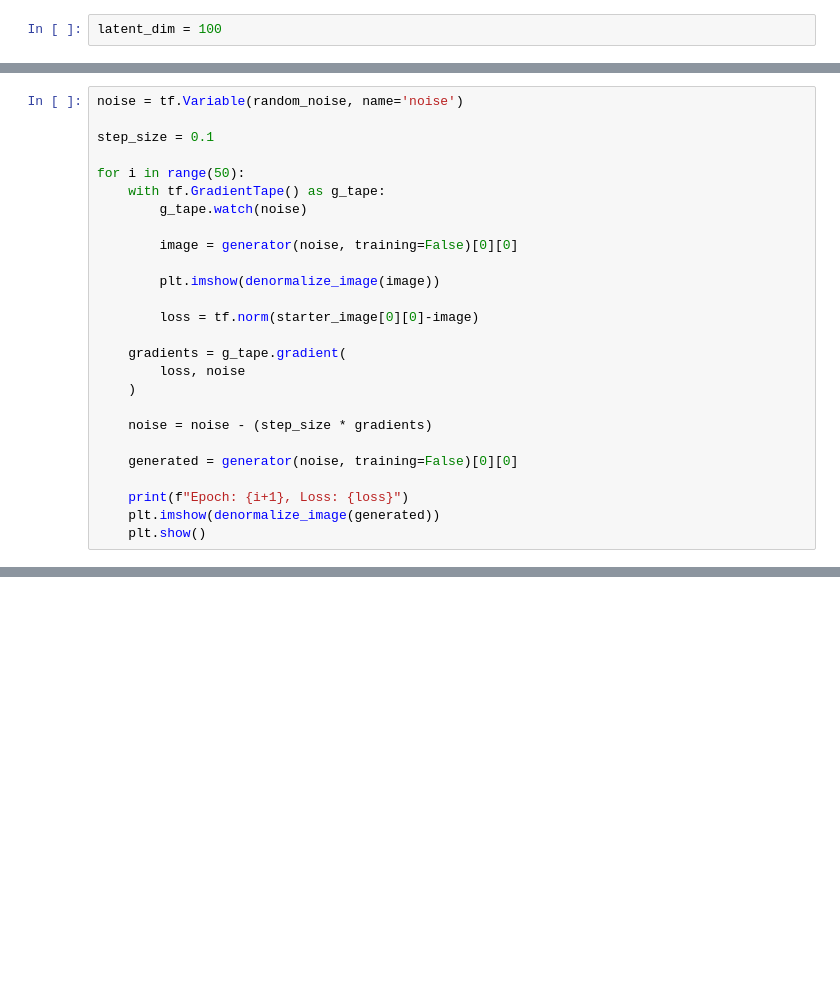
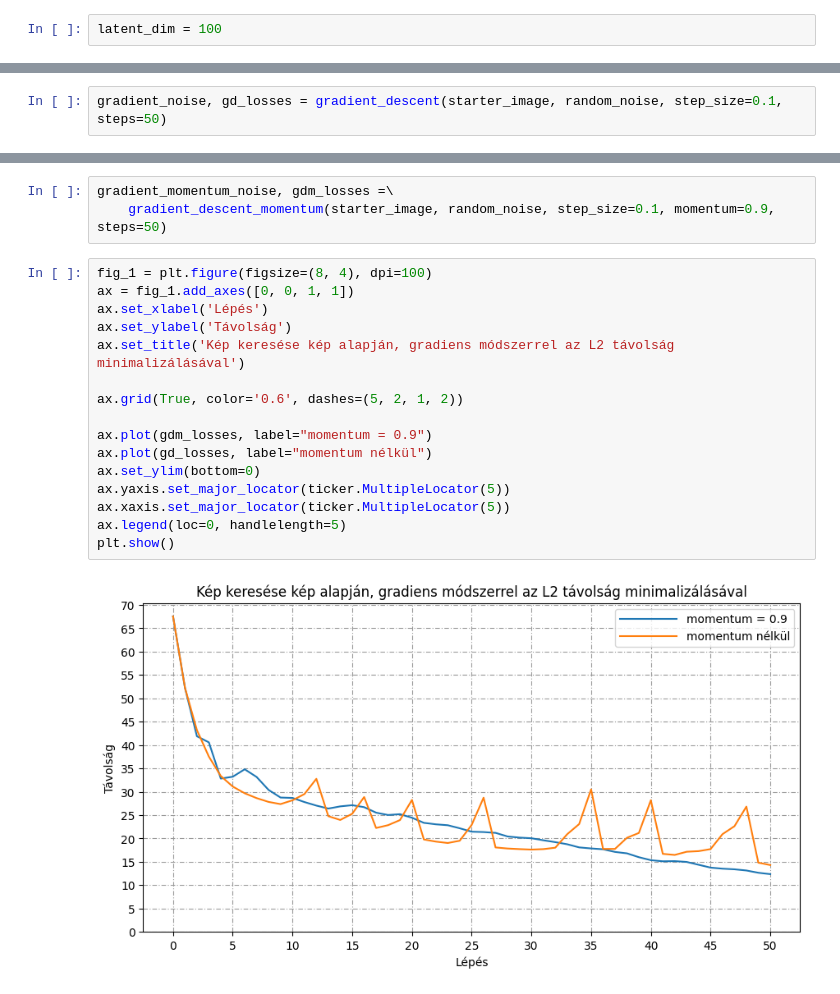
Before and after one commit to DanielNagy97/diplomamunka, a Jupyter notebook: docs/notebooks/WanderingInLatentDim.ipynb, the cells around one changed output, grey strips where cells are left out. Drawn from its saved outputs; the diff is of its cells as text; blank space fills up the shorter version.

```diff
--- a/docs/notebooks/WanderingInLatentDim.ipynb
+++ b/docs/notebooks/WanderingInLatentDim.ipynb
@@ -70,26 +178,2 @@ np.linalg.norm(starter_image[0][0]-generated_image[0][0])
 # %%
-noise = tf.Variable(random_noise, name='noise')
-
-step_size = 0.1
-
-for i in range(50):
-    with tf.GradientTape() as g_tape:
-        g_tape.watch(noise)
-
-        image = generator(noise, training=False)[0][0]
-
-        plt.imshow(denormalize_image(image))
-
-        loss = tf.norm(starter_image[0][0]-image)
-
-    gradients = g_tape.gradient(
-        loss, noise
-    )
-
-    noise = noise - (step_size * gradients)
-
-    generated = generator(noise, training=False)[0][0]
-
-    print(f"Epoch: {i+1}, Loss: {loss}")
-    plt.imshow(denormalize_image(generated))
-    plt.show()
+gradient_noise, gd_losses = gradient_descent(starter_image, random_noise, step_size=0.1, steps=50)
@@ -110,2 +180,23 @@ Epoch: 6, Loss: 47.7992057800293
+# %%
+gradient_momentum_noise, gdm_losses =\
+    gradient_descent_momentum(starter_image, random_noise, step_size=0.1, momentum=0.9, steps=50)
+# %%
+fig_1 = plt.figure(figsize=(8, 4), dpi=100)
+ax = fig_1.add_axes([0, 0, 1, 1])
+ax.set_xlabel('Lépés')
+ax.set_ylabel('Távolság')
+ax.set_title('Kép keresése kép alapján, gradiens módszerrel az L2 távolság minimalizálásával')
+
+ax.grid(True, color='0.6', dashes=(5, 2, 1, 2))
+
+ax.plot(gdm_losses, label="momentum = 0.9")
+ax.plot(gd_losses, label="momentum nélkül")
+ax.set_ylim(bottom=0)
+ax.yaxis.set_major_locator(ticker.MultipleLocator(5))
+ax.xaxis.set_major_locator(ticker.MultipleLocator(5))
+ax.legend(loc=0, handlelength=5)
+plt.show()
+# %% [output]
+[figure, added]
 # %%
 plt.hist(starter_image_noise.numpy().flatten())
```
Also changed, not shown: parts of 18 cells of this notebook.
